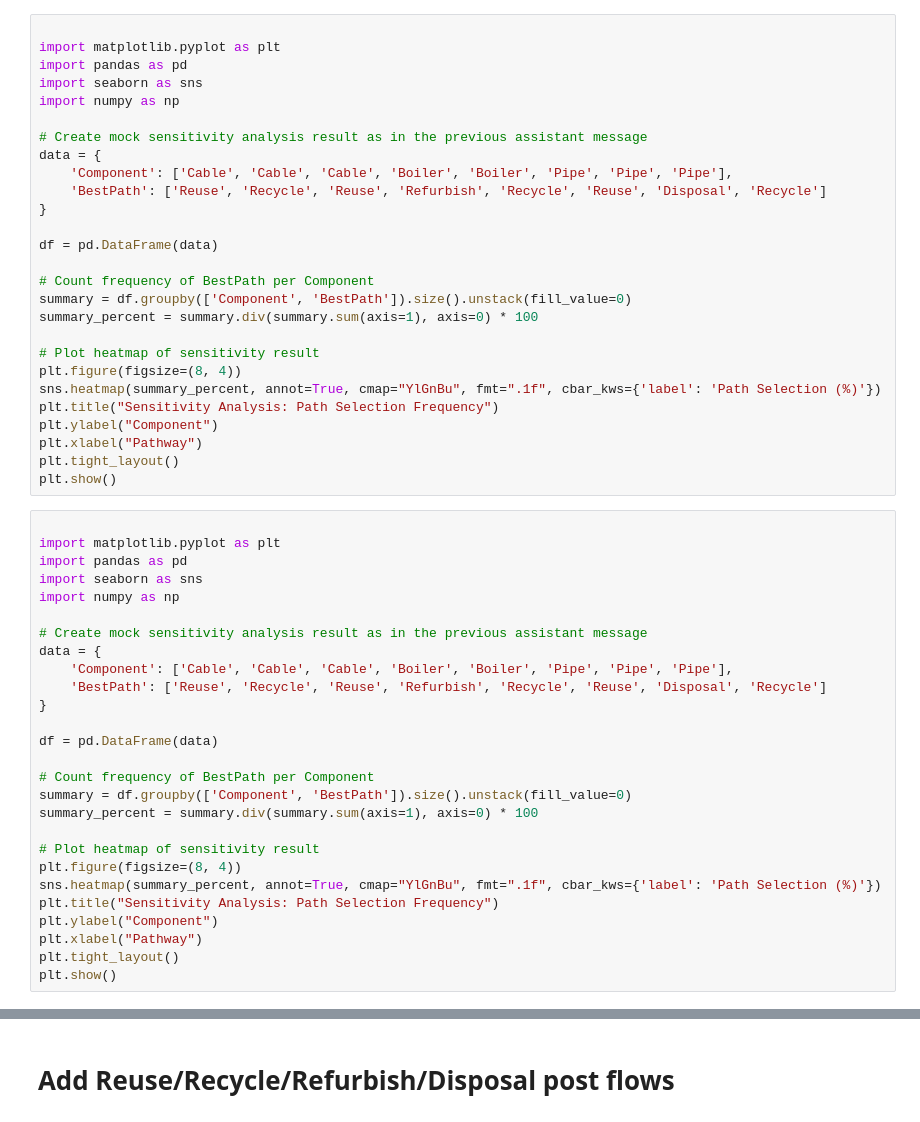
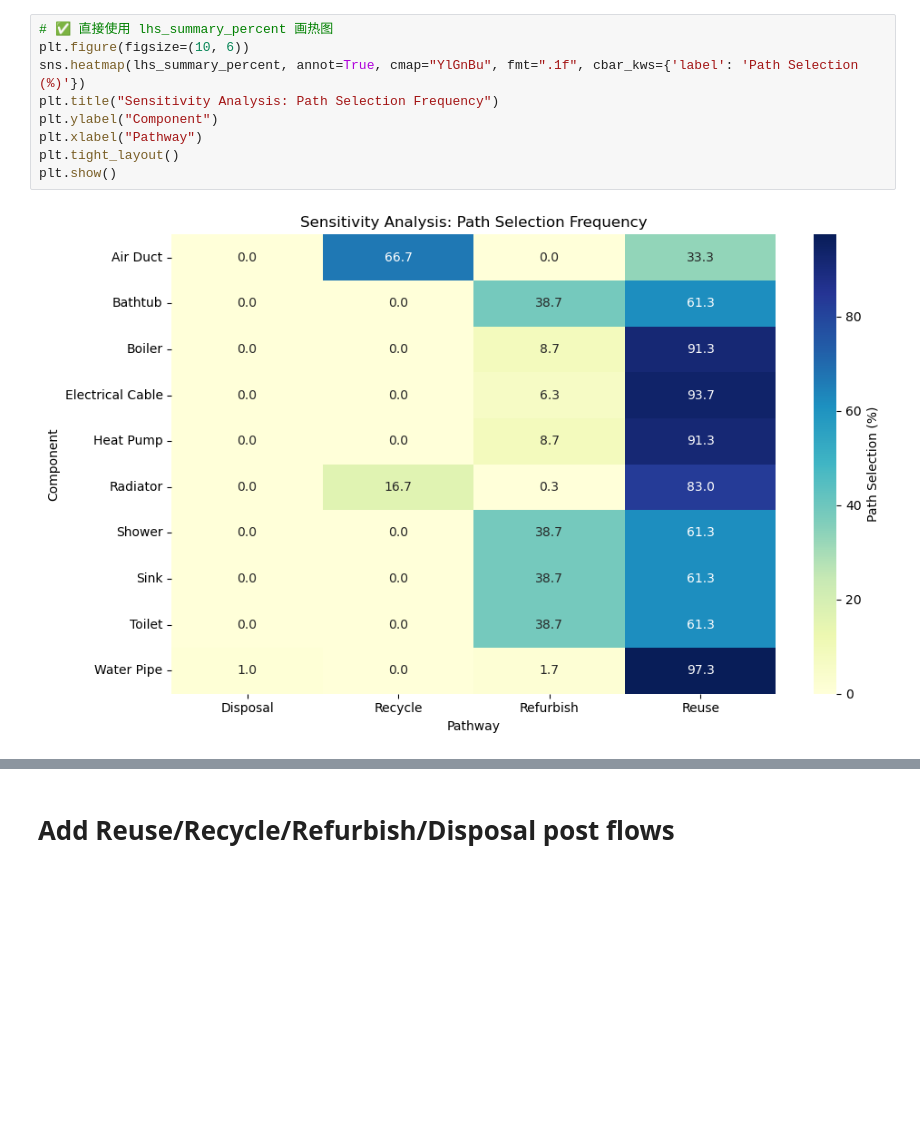
Before and after one commit to shuyanxiong/Integrated_Framework_Stock_Estimation, a Jupyter notebook: CCP.ipynb, the cells around one changed output, grey strips where cells are left out. Drawn from its saved outputs; the diff is of its cells as text; blank space fills up the shorter version.

```diff
--- a/CCP.ipynb
+++ b/CCP.ipynb
@@ -257,54 +174,11 @@ plt.show()
 # %%
-
-import matplotlib.pyplot as plt
-import pandas as pd
-import seaborn as sns
-import numpy as np
-
-# Create mock sensitivity analysis result as in the previous assistant message
-data = {
-    'Component': ['Cable', 'Cable', 'Cable', 'Boiler', 'Boiler', 'Pipe', 'Pipe', 'Pipe'],
-    'BestPath': ['Reuse', 'Recycle', 'Reuse', 'Refurbish', 'Recycle', 'Reuse', 'Disposal', 'Recycle']
-}
-
-df = pd.DataFrame(data)
-
-# Count frequency of BestPath per Component
-summary = df.groupby(['Component', 'BestPath']).size().unstack(fill_value=0)
-summary_percent = summary.div(summary.sum(axis=1), axis=0) * 100
-
-# Plot heatmap of sensitivity result
-plt.figure(figsize=(8, 4))
-sns.heatmap(summary_percent, annot=True, cmap="YlGnBu", fmt=".1f", cbar_kws={'label': 'Path Selection (%)'})
+# ✅ 直接使用 lhs_summary_percent 画热图
+plt.figure(figsize=(10, 6))
+sns.heatmap(lhs_summary_percent, annot=True, cmap="YlGnBu", fmt=".1f", cbar_kws={'label': 'Path Selection (%)'})
 plt.title("Sensitivity Analysis: Path Selection Frequency")
 plt.ylabel("Component")
 plt.xlabel("Pathway")
 plt.tight_layout()
 plt.show()
+# %% [output]
+[figure, added]
-# %%
-
-import matplotlib.pyplot as plt
-import pandas as pd
-import seaborn as sns
-import numpy as np
-
-# Create mock sensitivity analysis result as in the previous assistant message
-data = {
-    'Component': ['Cable', 'Cable', 'Cable', 'Boiler', 'Boiler', 'Pipe', 'Pipe', 'Pipe'],
-    'BestPath': ['Reuse', 'Recycle', 'Reuse', 'Refurbish', 'Recycle', 'Reuse', 'Disposal', 'Recycle']
-}
-
-df = pd.DataFrame(data)
-
-# Count frequency of BestPath per Component
-summary = df.groupby(['Component', 'BestPath']).size().unstack(fill_value=0)
-summary_percent = summary.div(summary.sum(axis=1), axis=0) * 100
-
-# Plot heatmap of sensitivity result
-plt.figure(figsize=(8, 4))
-sns.heatmap(summary_percent, annot=True, cmap="YlGnBu", fmt=".1f", cbar_kws={'label': 'Path Selection (%)'})
-plt.title("Sensitivity Analysis: Path Selection Frequency")
-plt.ylabel("Component")
-plt.xlabel("Pathway")
-plt.tight_layout()
-plt.show()
```
Also changed, not shown: parts of 9 cells of this notebook.
